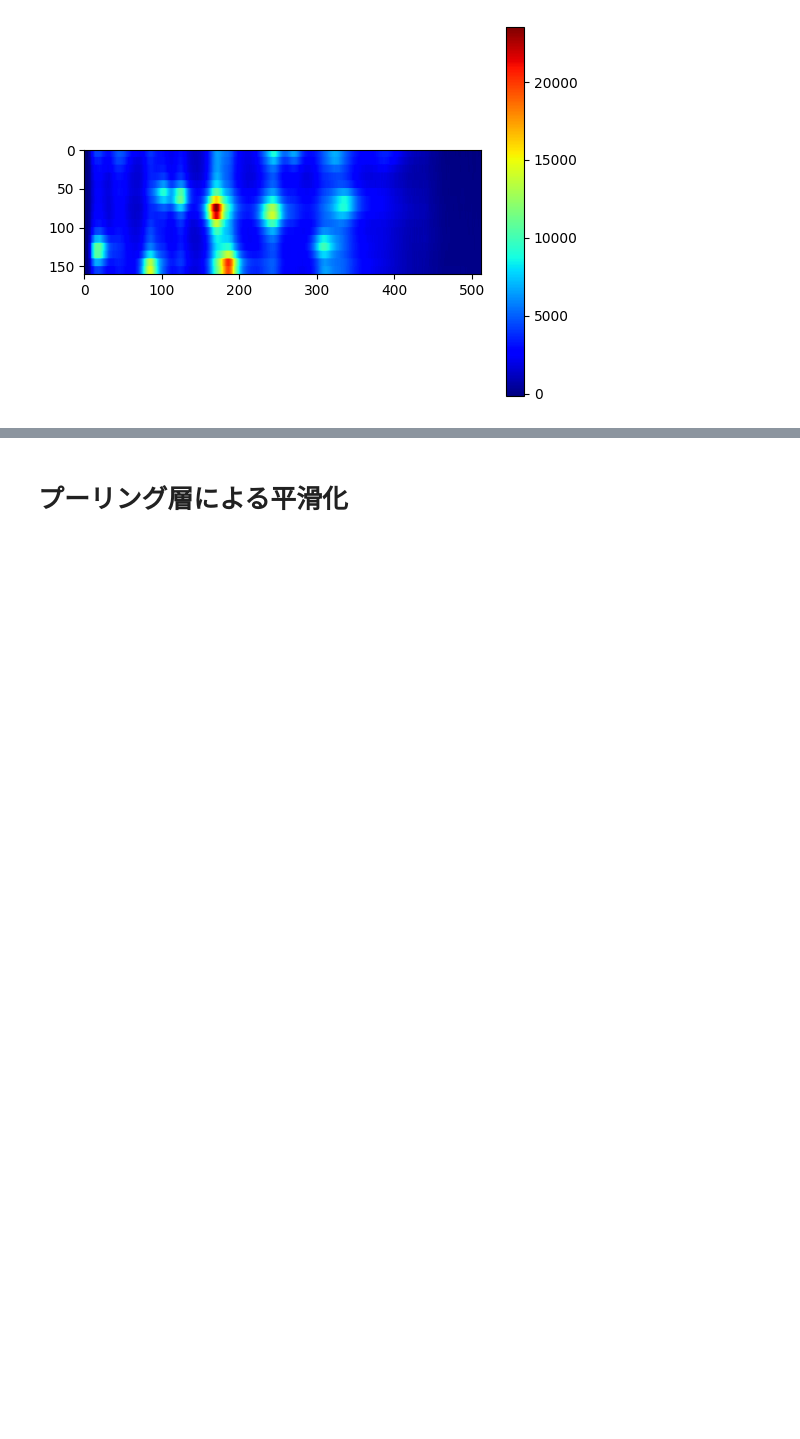
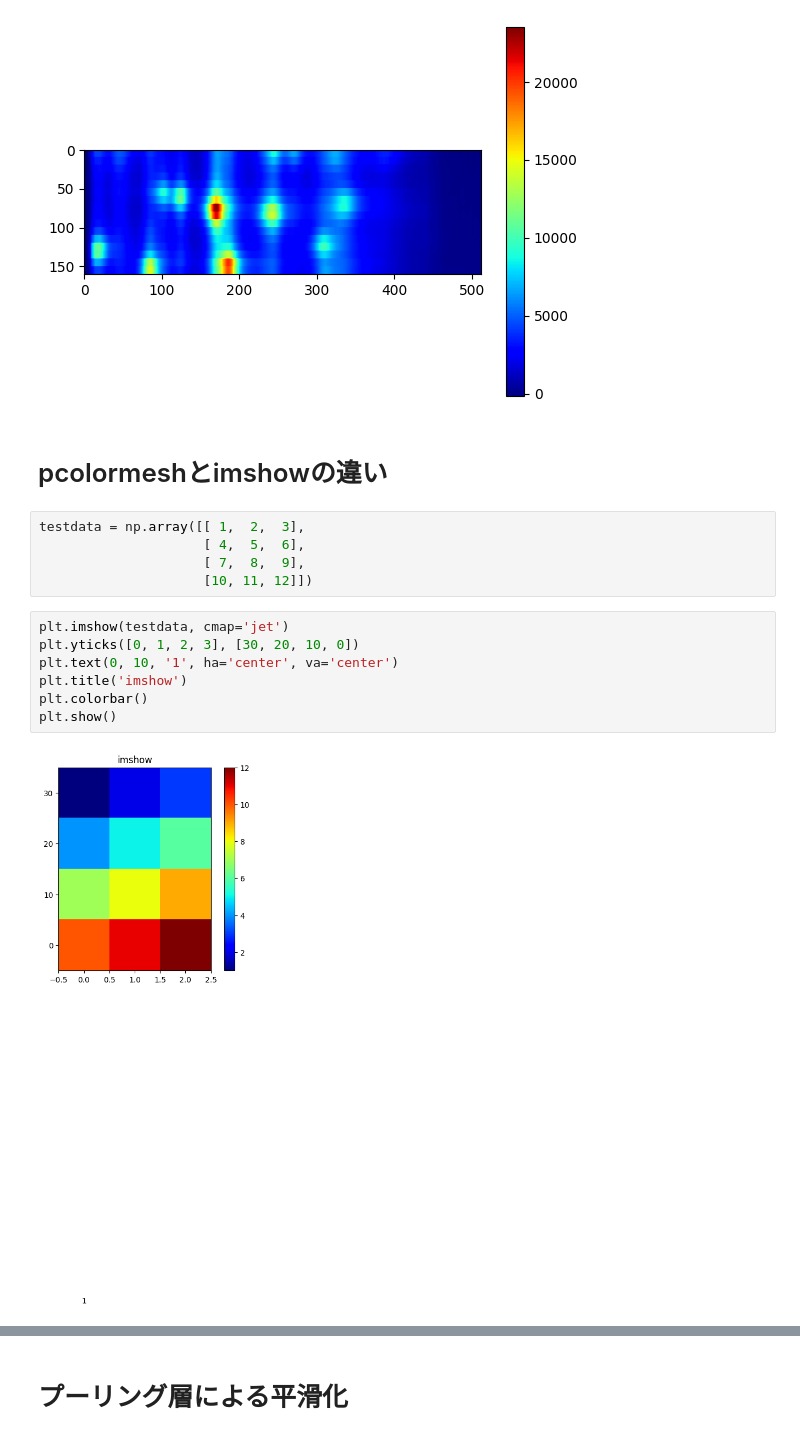
Before and after one commit to chiashi-lab/pl, a Jupyter notebook: notebook/ple.ipynb, the cells around one changed output, grey strips where cells are left out. Drawn from its saved outputs; the diff is of its cells as text; blank space fills up the shorter version.

```diff
--- a/notebook/ple.ipynb
+++ b/notebook/ple.ipynb
@@ -122,3 +122,19 @@ plot10x(d1_data)
 # %% [output]
 torch.Size([160, 512])
 [figure]
+# %% [markdown]
+# pcolormeshとimshowの違い
+# %%
+testdata = np.array([[ 1,  2,  3],
+                     [ 4,  5,  6],
+                     [ 7,  8,  9],
+                     [10, 11, 12]])
+# %%
+plt.imshow(testdata, cmap='jet')
+plt.yticks([0, 1, 2, 3], [30, 20, 10, 0])
+plt.text(0, 10, '1', ha='center', va='center')
+plt.title('imshow')
+plt.colorbar()
+plt.show()
+# %% [output]
+[figure, added]
```
Also changed, not shown: parts of 25 cells of this notebook.
